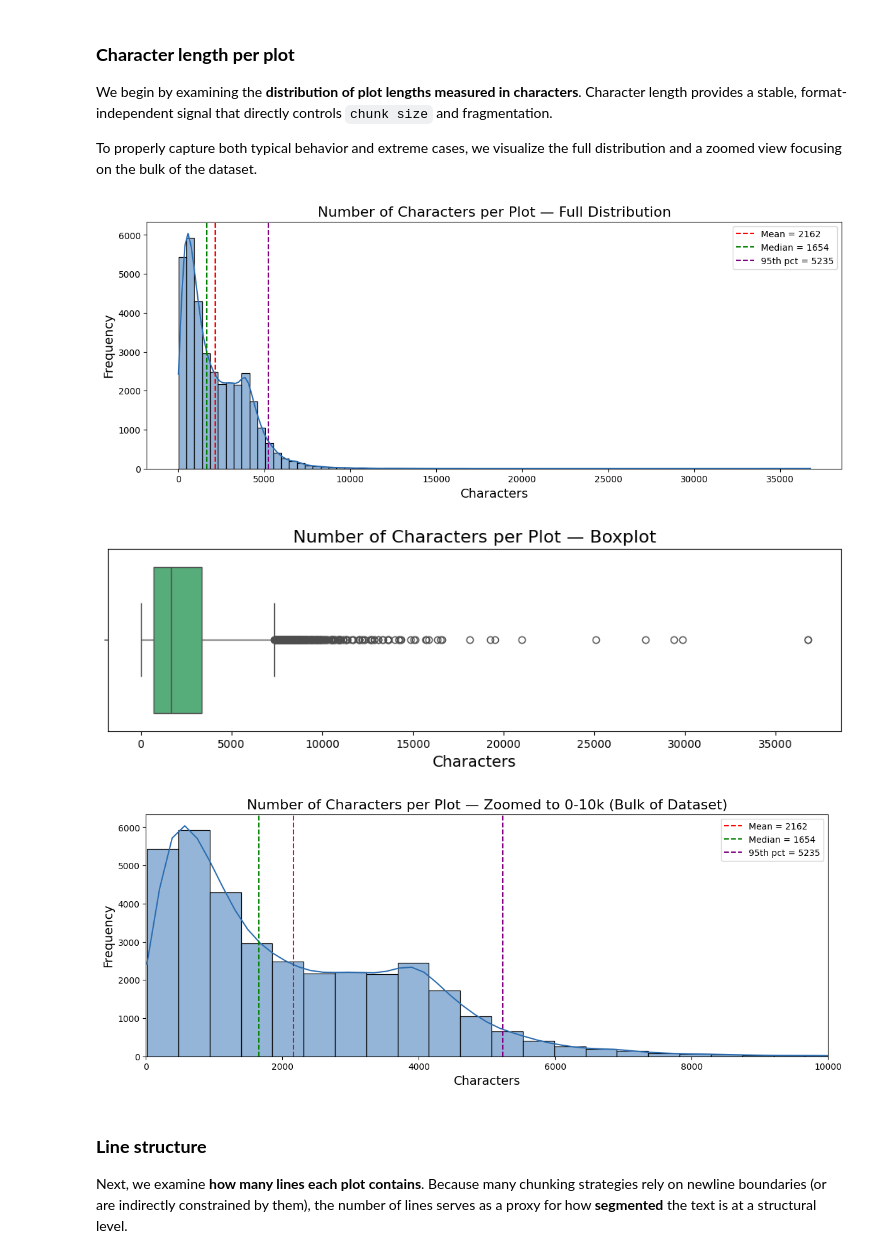
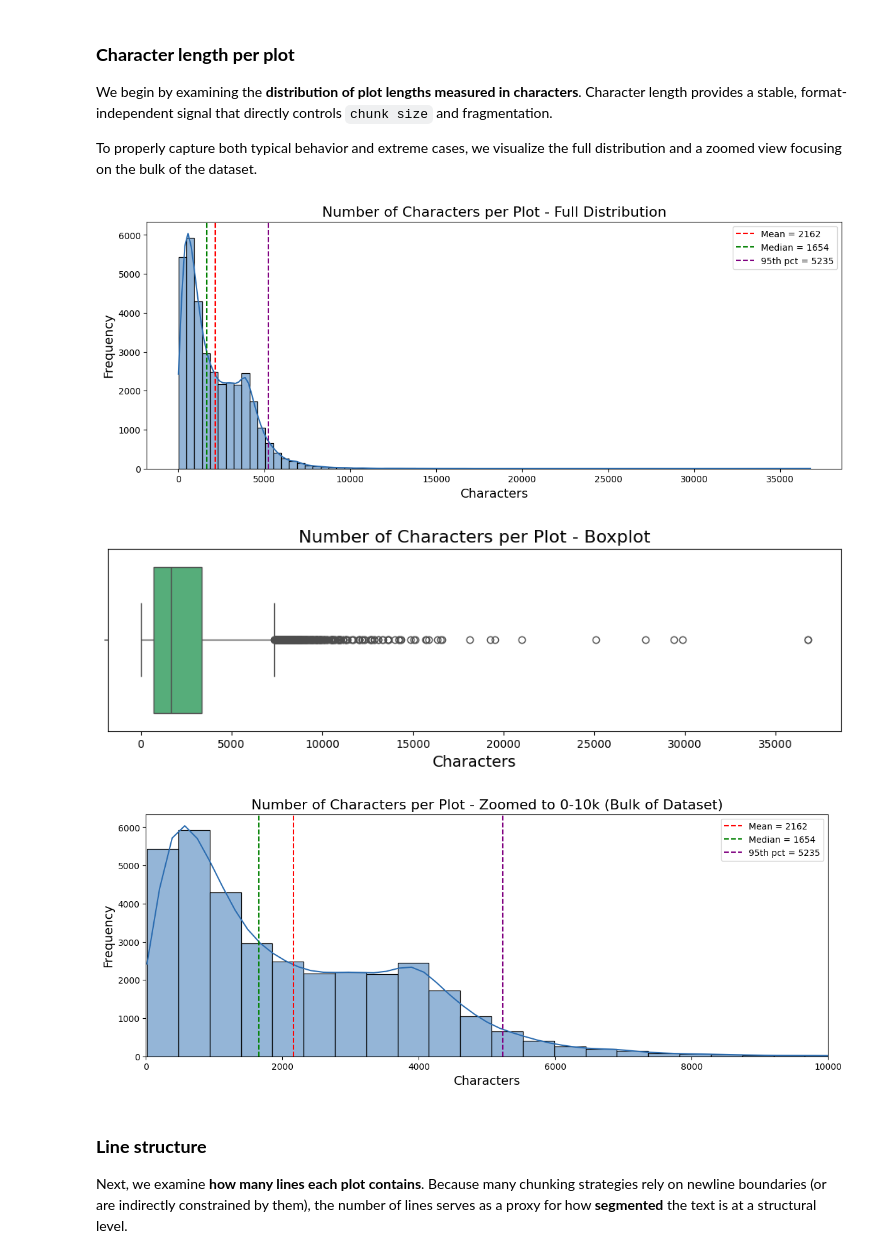
Before and after one commit to ilfncin/rag-movie-plots, a Jupyter notebook: notebooks/1.1.ilfn-chunking_strategy_exploration.ipynb, the cells around one changed output. Cells and saved outputs as stored; diff of their text form; code cells hidden in the pictures.

```diff
--- a/notebooks/1.1.ilfn-chunking_strategy_exploration.ipynb
+++ b/notebooks/1.1.ilfn-chunking_strategy_exploration.ipynb
@@ -241,32 +241,32 @@ We begin by examining the **distribution of plot lengths measured in characters*
 
 To properly capture both typical behavior and extreme cases, we visualize the full distribution and a zoomed view focusing on the bulk of the dataset.
 # %%
-# Plot length in characters — full distribution (shows the long tail)
+# Plot length in characters - full distribution (shows the long tail)
 hist(
     df["n_chars"],
-    "Number of Characters per Plot — Full Distribution",
+    "Number of Characters per Plot - Full Distribution",
     "Characters",
     bins=80
 )
 
 boxplot(
     df["n_chars"],
-    "Number of Characters per Plot — Boxplot",
+    "Number of Characters per Plot - Boxplot",
     "Characters"
 )
 
-# Plot length in characters — zoomed view (focus on the bulk of plots)
+# Plot length in characters - zoomed view (focus on the bulk of plots)
 hist(
     df["n_chars"],
-    "Number of Characters per Plot — Zoomed to 0-10k (Bulk of Dataset)",
+    "Number of Characters per Plot - Zoomed to 0-10k (Bulk of Dataset)",
     "Characters",
     bins=80,
     xlim=(0, 10000)
 )
 # %% [output]
-[figure, old version]
+[figure, new version]
-[figure, old version]
+[figure, new version]
-[figure, old version]
+[figure, new version]
 # %% [markdown]
 ### **Line structure**
 
```
Also changed, not shown: parts of 6 cells of this notebook, 15 other files.
